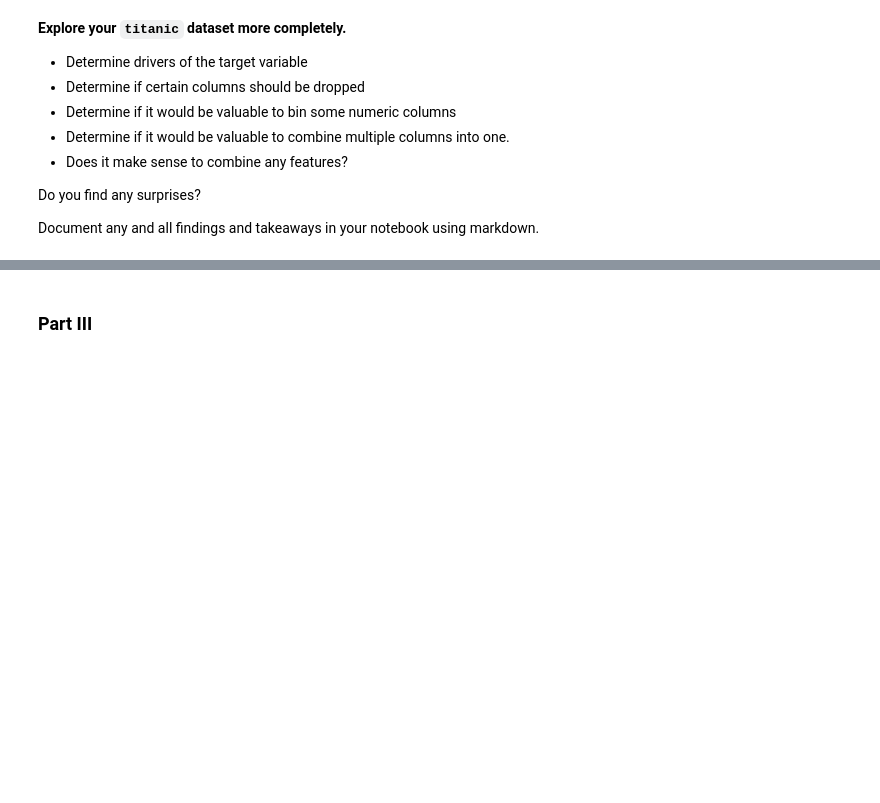
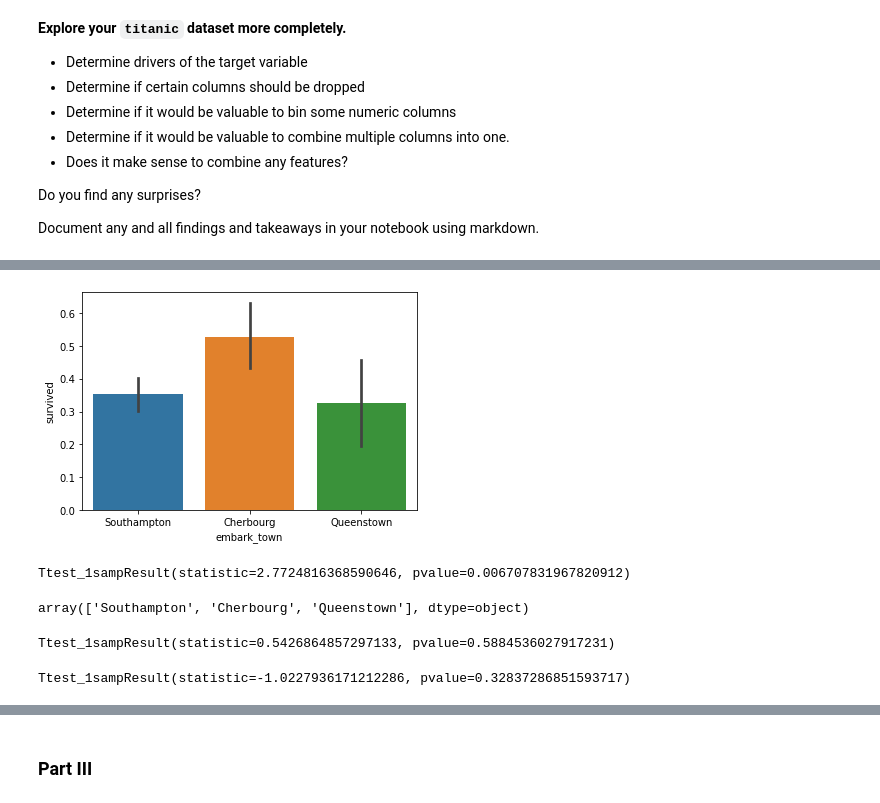
Before and after one commit to nadia-paz/classification-exercises, a Jupyter notebook: classification_exercises.ipynb, the cells around one changed output, grey strips where cells are left out. Drawn from its saved outputs; the diff is of its cells as text; code cells hidden in the pictures; blank space fills up the shorter version.

```diff
--- a/classification_exercises.ipynb
+++ b/classification_exercises.ipynb
@@ -974,0 +1063,15 @@ Document any and all findings and takeaways in your notebook using markdown.
+# %%
+
+sns.barplot(data = train_titanic, x = 'embark_town', y = 'survived')
+
+plt.show()
+# %% [output]
+[figure, added]
+# %%
+stats.ttest_1samp(train_titanic[train_titanic.embark_town == 'Cherbourg'].survived, train_titanic.survived.mean())
+# %% [output]
+Ttest_1sampResult(statistic=2.7724816368590646, pvalue=0.006707831967820912)
+# %%
+train_titanic.embark_town.unique()
+# %% [output]
+array(['Southampton', 'Cherbourg', 'Queenstown'], dtype=object)
@@ -974,0 +1080,4 @@ Document any and all findings and takeaways in your notebook using markdown.
+# %%
+stats.ttest_1samp(young.survived, train_titanic.survived.mean())
+# %% [output]
+Ttest_1sampResult(statistic=0.5426864857297133, pvalue=0.5884536027917231)
@@ -974,0 +1086,4 @@ Document any and all findings and takeaways in your notebook using markdown.
+# %%
+stats.ttest_1samp(old.survived, train_titanic.survived.mean())
+# %% [output]
+Ttest_1sampResult(statistic=-1.0227936171212286, pvalue=0.32837286851593717)
```
Also changed, not shown: parts of 23 cells of this notebook.
